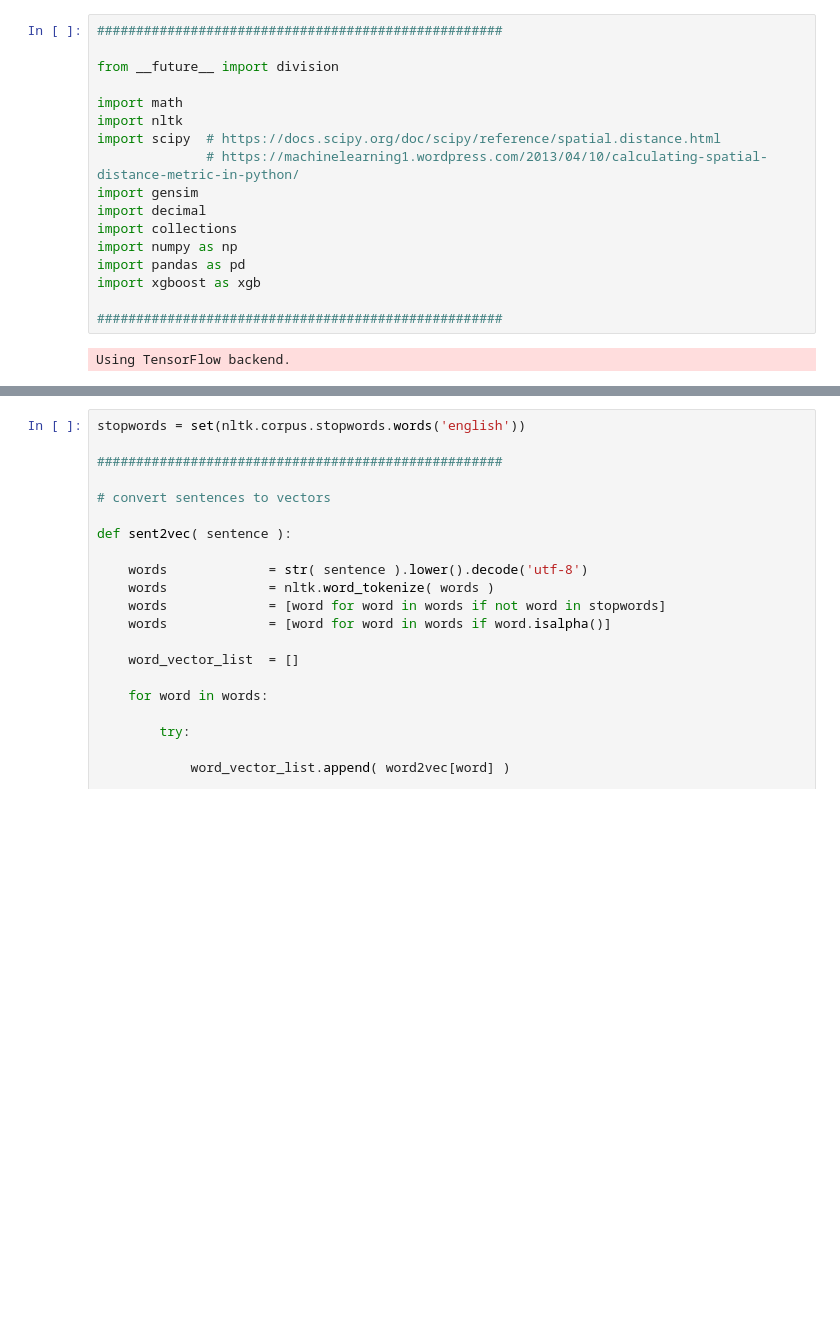
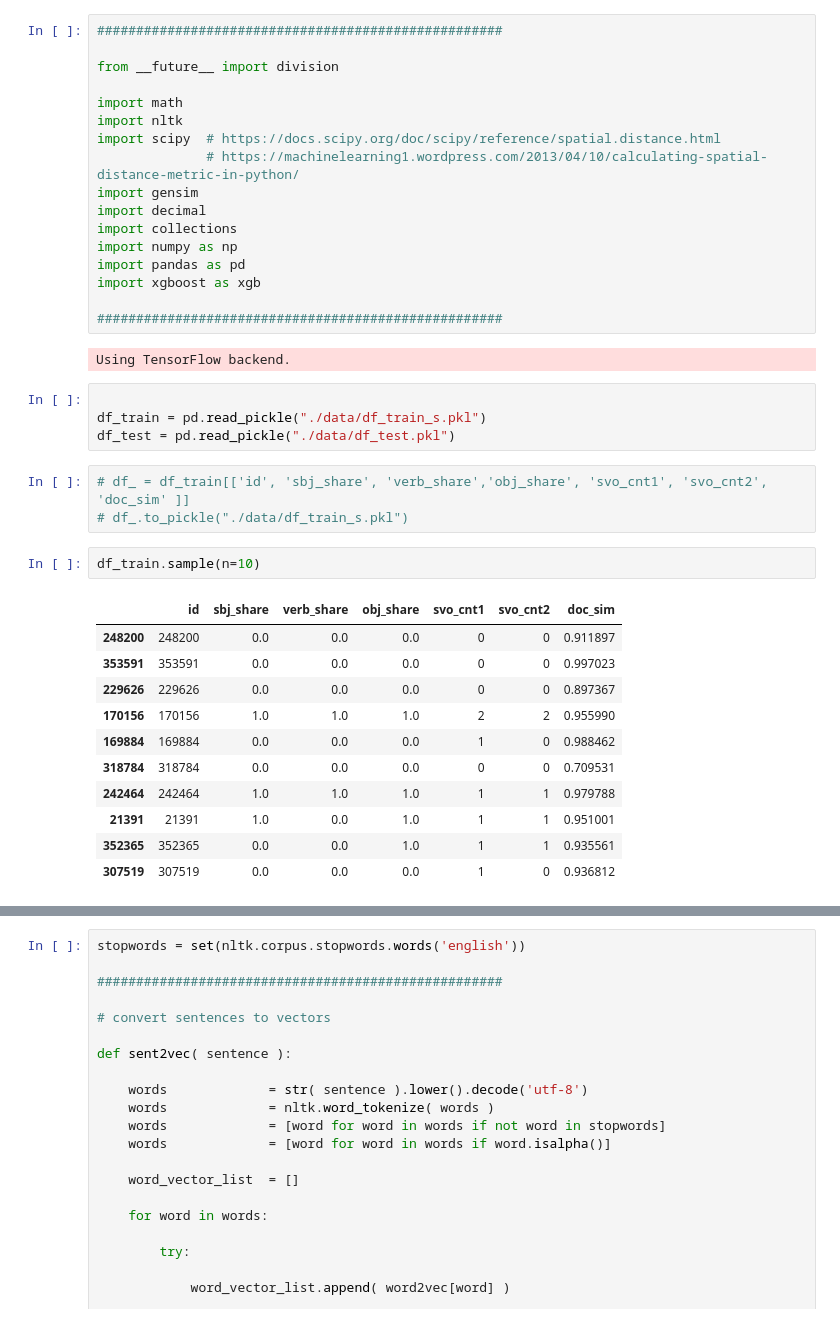
Before and after one commit to bwputman/266-project, a Jupyter notebook: XGBoost.ipynb, the cells around one changed output, grey strips where cells are left out. Cells and saved outputs as stored; diff of their text form; blank space fills up the shorter version.

```diff
--- a/XGBoost.ipynb
+++ b/XGBoost.ipynb
@@ -17,3 +17,24 @@ import xgboost as xgb
 ####################################################
 # %% [output]
 Using TensorFlow backend.
+# %%
+
+df_train = pd.read_pickle("./data/df_train_s.pkl")
+df_test = pd.read_pickle("./data/df_test.pkl")
+# %%
+# df_ = df_train[['id', 'sbj_share', 'verb_share','obj_share', 'svo_cnt1', 'svo_cnt2', 'doc_sim' ]]
+# df_.to_pickle("./data/df_train_s.pkl")
+# %%
+df_train.sample(n=10)
+# %% [output]
+|  | id | sbj_share | verb_share | obj_share | svo_cnt1 | svo_cnt2 | doc_sim |
+| 248200 | 248200 | 0.0 | 0.0 | 0.0 | 0 | 0 | 0.911897 |
+| 353591 | 353591 | 0.0 | 0.0 | 0.0 | 0 | 0 | 0.997023 |
+| 229626 | 229626 | 0.0 | 0.0 | 0.0 | 0 | 0 | 0.897367 |
+| 170156 | 170156 | 1.0 | 1.0 | 1.0 | 2 | 2 | 0.955990 |
+| 169884 | 169884 | 0.0 | 0.0 | 0.0 | 1 | 0 | 0.988462 |
+| 318784 | 318784 | 0.0 | 0.0 | 0.0 | 0 | 0 | 0.709531 |
+| 242464 | 242464 | 1.0 | 1.0 | 1.0 | 1 | 1 | 0.979788 |
+| 21391 | 21391 | 1.0 | 0.0 | 1.0 | 1 | 1 | 0.951001 |
+| 352365 | 352365 | 0.0 | 0.0 | 1.0 | 1 | 1 | 0.935561 |
+| 307519 | 307519 | 0.0 | 0.0 | 0.0 | 1 | 0 | 0.936812 |
```
Also changed, not shown: parts of 12 cells of this notebook.
